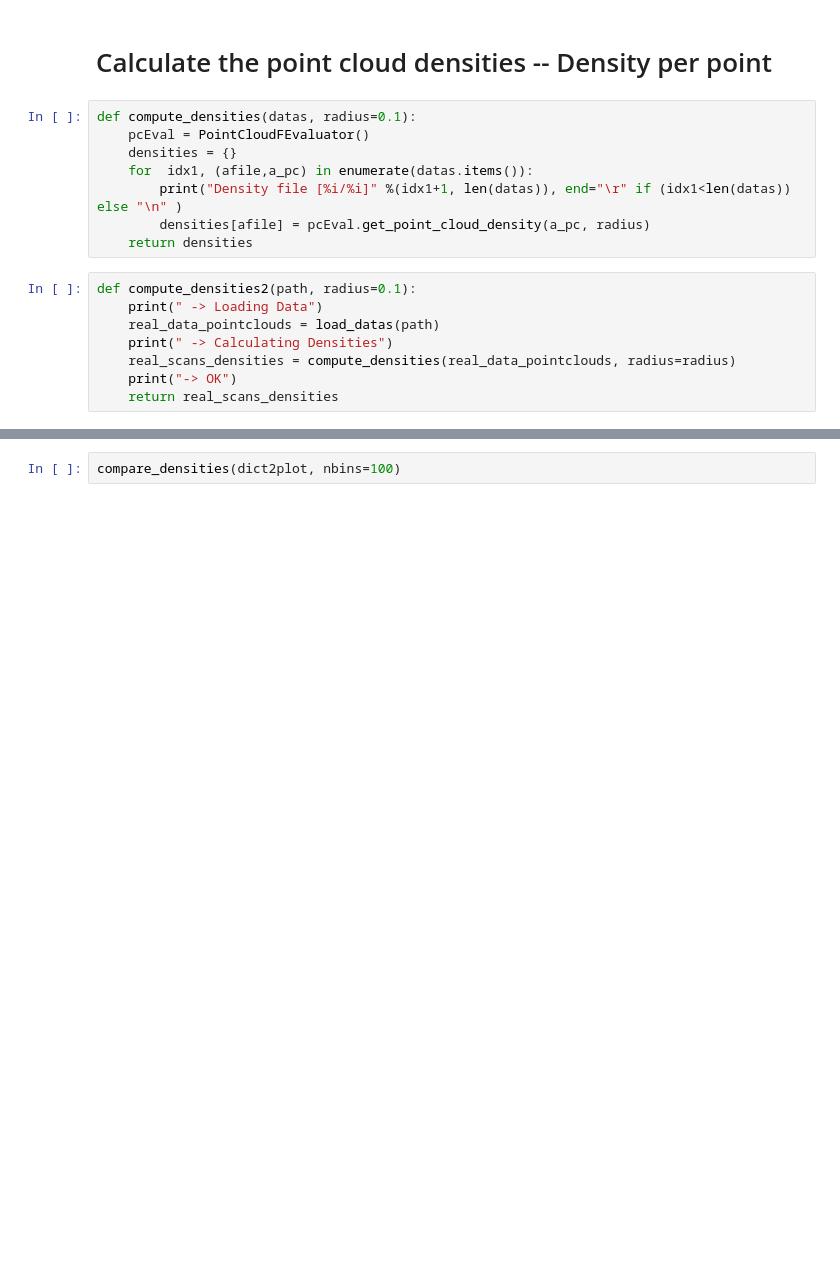
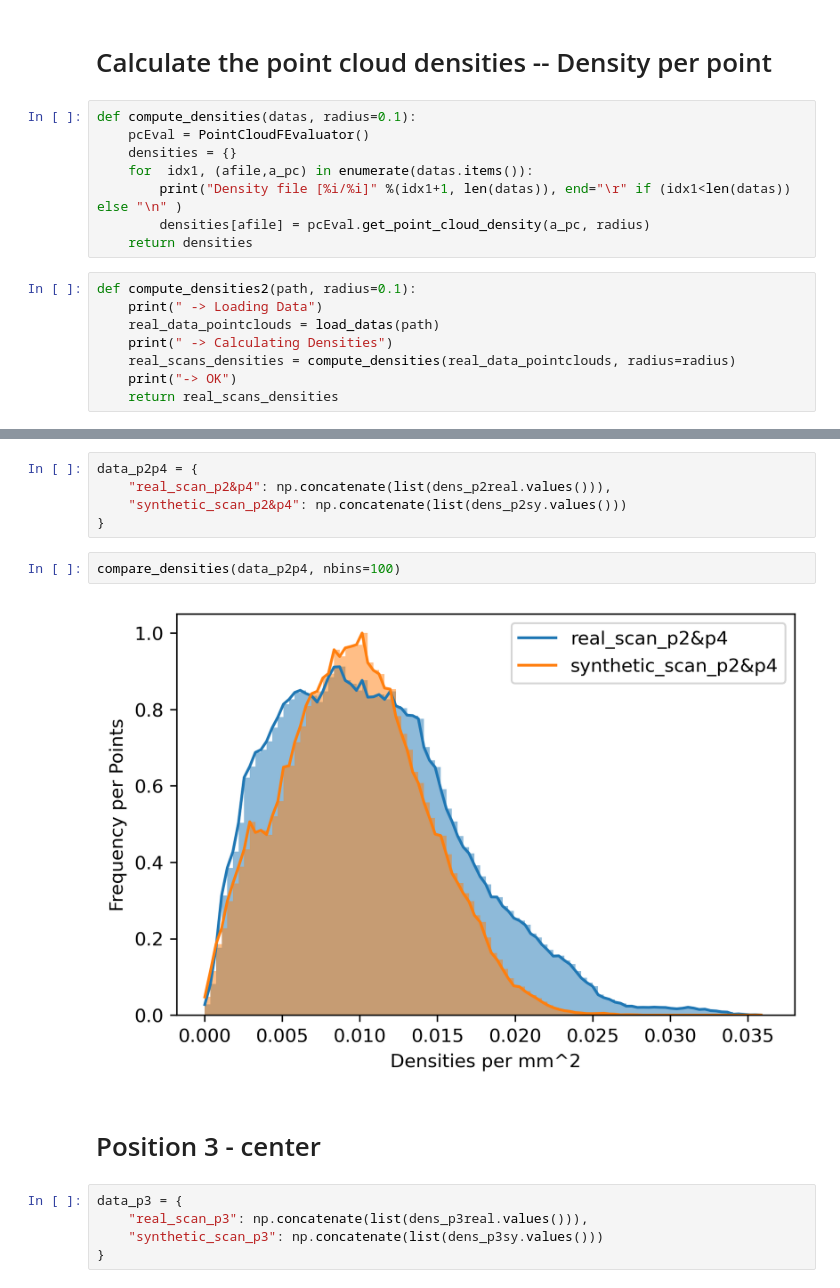
Before and after one commit to jrojas9206/fruithunter, a Jupyter notebook: paper002/230208_pointcloud_densities.ipynb, the cells around one changed output, grey strips where cells are left out. Saved outputs shown, nothing was run; the diff lists cells and outputs as text; blank space fills up the shorter version.

```diff
--- a/paper002/230208_pointcloud_densities.ipynb
+++ b/paper002/230208_pointcloud_densities.ipynb
@@ -118,2 +204,16 @@ dict2plot =  {
+# %%
+data_p2p4 = {
+    "real_scan_p2&p4": np.concatenate(list(dens_p2real.values())),
+    "synthetic_scan_p2&p4": np.concatenate(list(dens_p2sy.values()))
+}
 # %%
-compare_densities(dict2plot, nbins=100)
+compare_densities(data_p2p4, nbins=100)
+# %% [output]
+[figure, added]
+# %% [markdown]
+# Position 3 - center
+# %%
+data_p3 = {
+    "real_scan_p3": np.concatenate(list(dens_p3real.values())),
+    "synthetic_scan_p3": np.concatenate(list(dens_p3sy.values()))
+}
```
Also changed, not shown: parts of 20 cells of this notebook.
